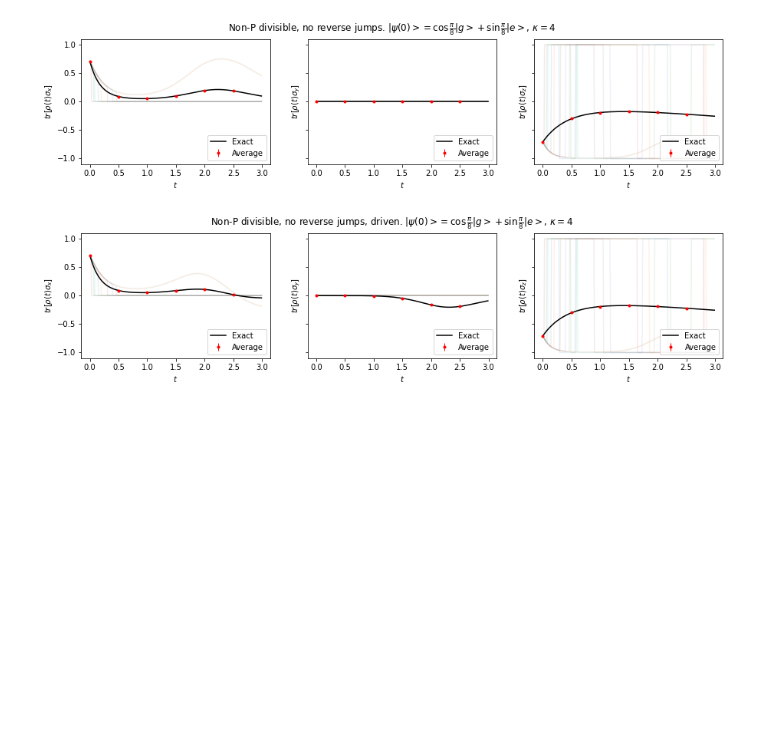
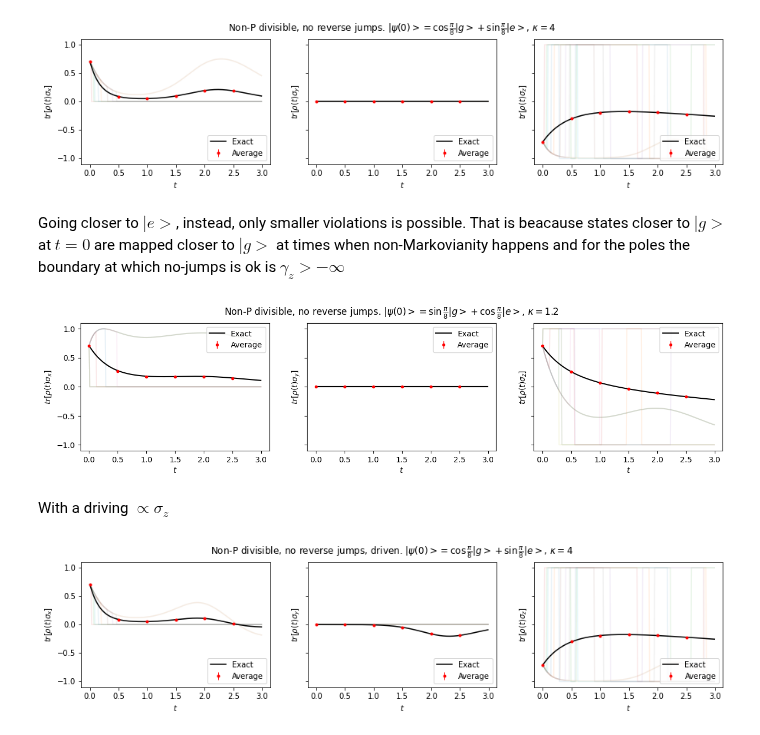
Before and after one commit to federicoSettimo/ROQJ, a Jupyter notebook: Examples/Phase covariant.ipynb, the cells around one changed output. Saved outputs shown, nothing was run; the diff lists cells and outputs as text; code cells hidden in the pictures; blank space fills up the shorter version.

```diff
--- a/Examples/Phase covariant.ipynb
+++ b/Examples/Phase covariant.ipynb
@@ -83,7 +83,7 @@ def plot (title, label0=r'$tr[\rho(t)\sigma_x]$', label1=r'$tr[\rho(t)\sigma_y]$
         ax[i].plot(t,exact,color='black', label="Exact")
         ax[i].errorbar(t,avg_obs,err_obs, marker='o', markersize=3, color='red', label="Average", errorevery=50, markevery=50, linewidth=0, elinewidth=1)
 
-        ax[i].legend(loc="lower right")
+        ax[i].legend(loc="upper right")
         ax[i].set_xlabel(r'$t$')
 
     ax[0].set_ylabel(label0)
@@ -256,6 +261,14 @@ Adding a driving $H\propto\sigma_z$
 plot(r'Non-P divisible, no reverse jumps. $|\psi(0)> = \cos\frac{\pi}{8}|g>+\sin\frac{\pi}{8}|e>$, $\kappa=4$')
 # %% [output]
 [figure]
+# %% [markdown]
+Going closer to $|e>$, instead, only smaller violations is possible. That is beacause states closer to $|g>$ at $t=0$ are mapped closer to $|g>$ at times when non-Markovianity happens and for the poles the boundary at which no-jumps is ok is $\gamma_z > -\infty$
+# %%
+plot(r'Non-P divisible, no reverse jumps. $|\psi(0)> = \sin\frac{\pi}{8}|g>+\cos\frac{\pi}{8}|e>$, $\kappa=1.2$')
+# %% [output]
+[figure, added]
+# %% [markdown]
+With a driving $\propto\sigma_z$
 # %%
 plot(r'Non-P divisible, no reverse jumps, driven. $|\psi(0)> = \cos\frac{\pi}{8}|g>+\sin\frac{\pi}{8}|e>$, $\kappa=4$')
 # %% [output]
```
Also changed, not shown: parts of 4 cells of this notebook, 3 other files.
